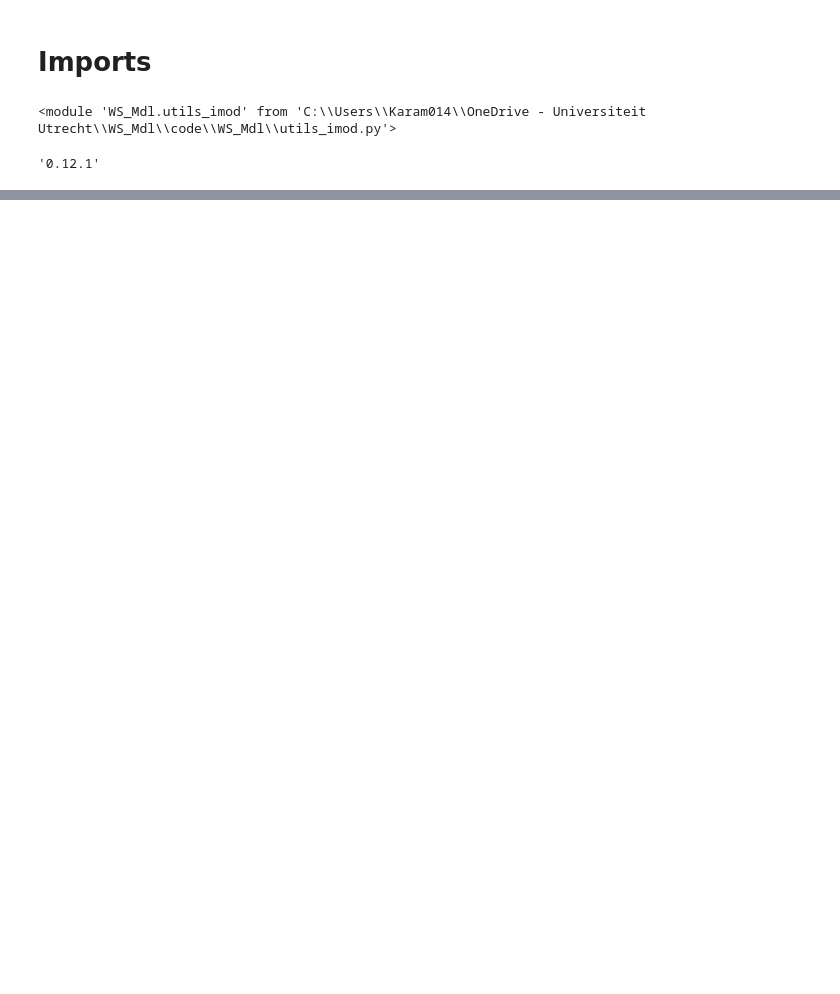
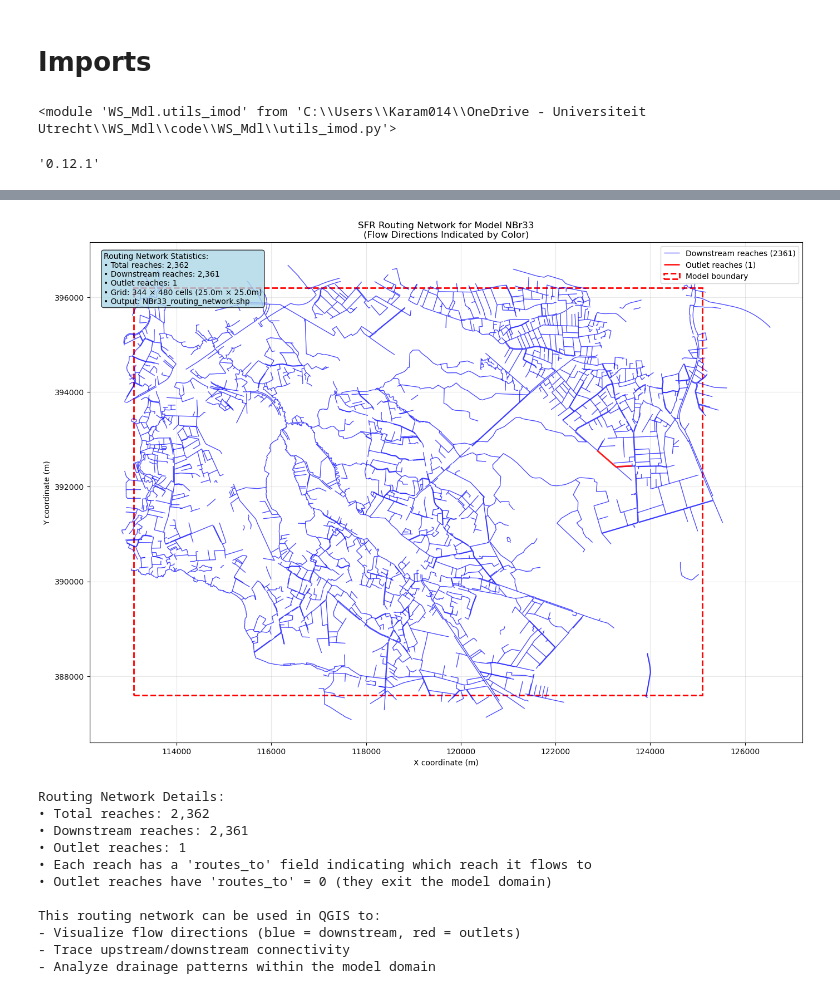
Before and after one commit to Ydrolog/WS_Mdl, a Jupyter notebook: code/Jupyter/PrP/SFRmaker/SFRmaker_NBr33.ipynb, the cells around one changed output, grey strips where cells are left out. Cells and saved outputs as stored; diff of their text form; code cells hidden in the pictures; blank space fills up the shorter version.

```diff
--- a/code/Jupyter/PrP/SFRmaker/SFRmaker_NBr33.ipynb
+++ b/code/Jupyter/PrP/SFRmaker/SFRmaker_NBr33.ipynb
@@ -262,0 +402,67 @@ print("\nSFR network is ready for integration with MODFLOW!")
+# %%
+# Visualize the routing network with flow directions
+fig, ax = plt.subplots(figsize=(14, 10))
+
+# Plot routing network with different colors for flow direction
+outlets = routing_network[routing_network['flow_direction'] == 'outlet']
+downstream = routing_network[routing_network['flow_direction'] == 'downstream']
+
+# Plot downstream reaches
+if len(downstream) > 0:
+    downstream.plot(ax=ax, color='blue', linewidth=1.0, alpha=0.7, label=f'Downstream reaches ({len(downstream)})')
+
+# Plot outlet reaches
+if len(outlets) > 0:
+    outlets.plot(ax=ax, color='red', linewidth=2.0, alpha=0.9, label=f'Outlet reaches ({len(outlets)})')
+
+# Add model boundary
+from matplotlib.patches import Rectangle
+model_rect = Rectangle((Xmin, Ymin), Xmax-Xmin, Ymax-Ymin,
+                      linewidth=2, edgecolor='red', facecolor='none',
+                      linestyle='--', label='Model boundary')
+ax.add_patch(model_rect)
+
+ax.set_title(f'SFR Routing Network for Model {MdlN}\n(Flow Directions Indicated by Color)')
+ax.set_xlabel('X coordinate (m)')
+ax.set_ylabel('Y coordinate (m)')
+ax.legend()
+
+# Add statistics
+stats_text = f"""Routing Network Statistics:
+• Total reaches: {len(routing_network):,}
+• Downstream reaches: {len(downstream):,}
+• Outlet reaches: {len(outlets):,}
+• Grid: {nrow} × {ncol} cells ({dx}m × {dy}m)
+• Output: {os.path.basename(routing_output_shp)}"""
+
+ax.text(0.02, 0.98, stats_text, transform=ax.transAxes,
+        verticalalignment='top', bbox=dict(boxstyle='round', facecolor='lightblue', alpha=0.8))
+
+ax.grid(True, alpha=0.3)
+plt.tight_layout()
+plt.show()
+
+# Show detailed routing information
+print(f"\n{bold}Routing Network Details:{bold_off}")
+print(f"• Total reaches: {len(routing_network):,}")
+print(f"• Downstream reaches: {len(downstream):,}")
+print(f"• Outlet reaches: {len(outlets):,}")
+print(f"• Each reach has a 'routes_to' field indicating which reach it flows to")
+print(f"• Outlet reaches have 'routes_to' = 0 (they exit the model domain)")
+print(f"\nThis routing network can be used in QGIS to:")
+print("- Visualize flow directions (blue = downstream, red = outlets)")
+print("- Trace upstream/downstream connectivity")
+print("- Analyze drainage patterns within the model domain")
+# %% [output]
+[figure, added]
+Routing Network Details:
+• Total reaches: 2,362
+• Downstream reaches: 2,361
+• Outlet reaches: 1
+• Each reach has a 'routes_to' field indicating which reach it flows to
+• Outlet reaches have 'routes_to' = 0 (they exit the model domain)
+
+This routing network can be used in QGIS to:
+- Visualize flow directions (blue = downstream, red = outlets)
+- Trace upstream/downstream connectivity
+- Analyze drainage patterns within the model domain
```
Also changed, not shown: parts of 33 cells of this notebook, 12 other files.
